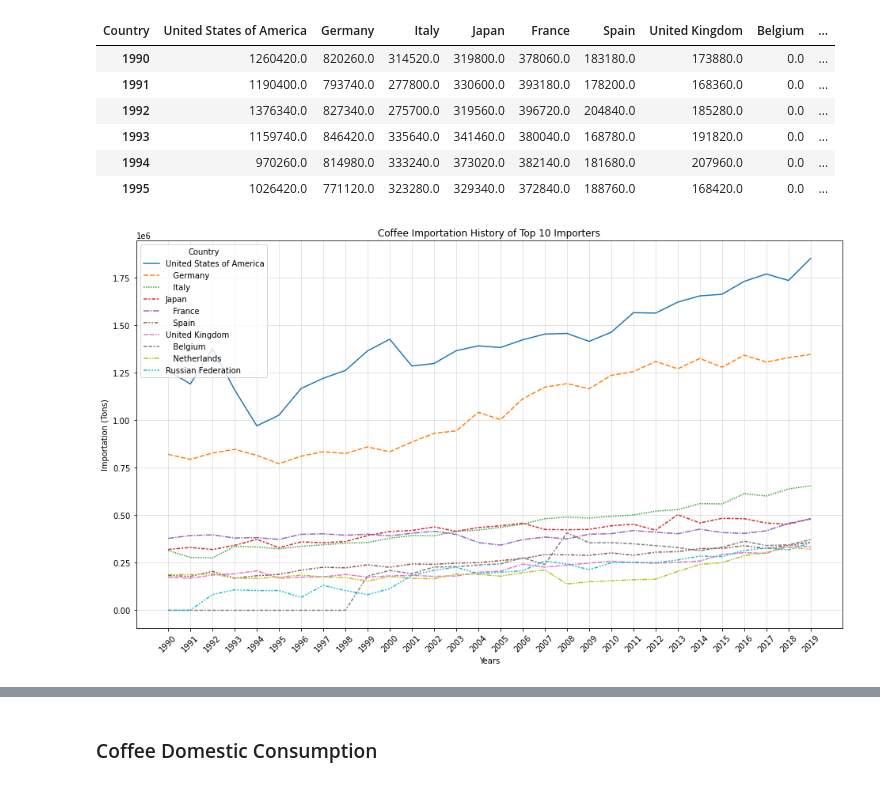
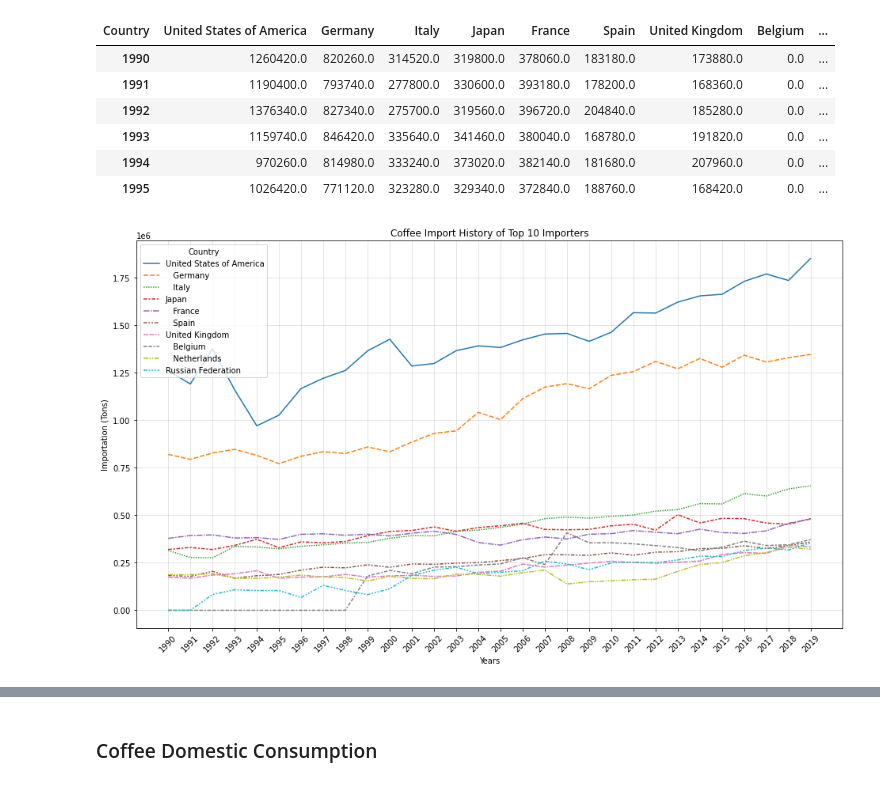
Before and after one commit to geofias/Coffee_Tales, a Jupyter notebook: coffee.ipynb, the cells around one changed output, grey strips where cells are left out. Cells and saved outputs as stored; diff of their text form; code cells hidden in the pictures.

```diff
--- a/coffee.ipynb
+++ b/coffee.ipynb
@@ -368,11 +382,11 @@ coffee_imp_history.head(6)
 # %%
 plt.figure(figsize=(16, 9))
 sns.lineplot(coffee_imp_history)
 plt.xticks(rotation=45)
 plt.grid(alpha=0.40)
 plt.xlabel("Years")
 plt.ylabel("Importation (Tons)")
-plt.title("Coffee Importation History of Top 10 Importers")
+plt.title("Coffee Import History of Top 10 Importers")
 plt.show()
 # %% [output]
-[figure, old version]
+[figure, new version]
```
Also changed, not shown: parts of 38 cells of this notebook.
